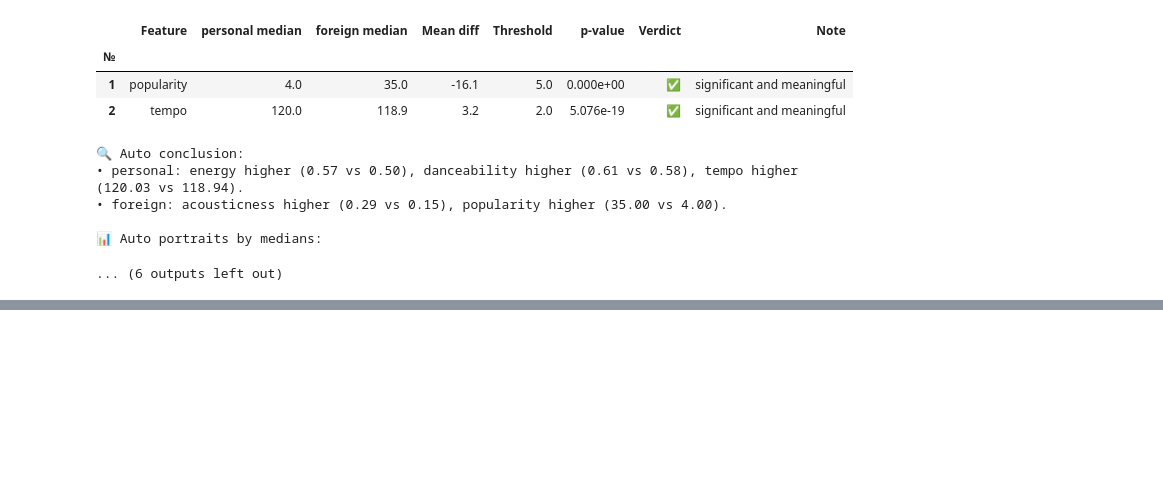
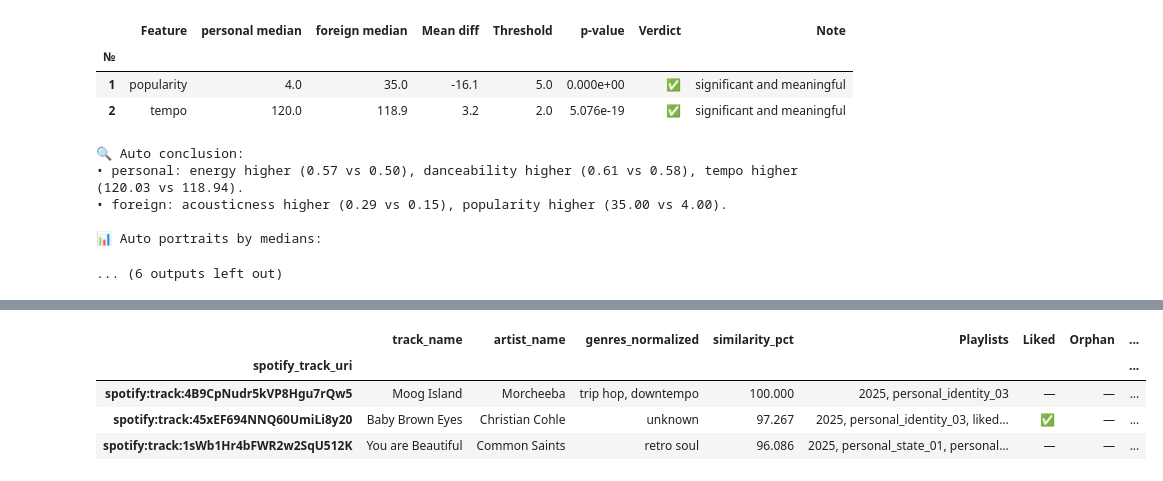
Before and after one commit to AlexSeliwanowa/spotify-listener-portrait, a Jupyter notebook: 01_data_analysis/04_eda_playlists.ipynb, the cells around one changed output, grey strips where cells are left out. Cells and saved outputs as stored; diff of their text form; code cells hidden in the pictures; blank space fills up the shorter version.

```diff
--- a/01_data_analysis/04_eda_playlists.ipynb
+++ b/01_data_analysis/04_eda_playlists.ipynb
@@ -1221,0 +6667,77 @@ else:
+# %%
+# 9.3 Характерные треки и итоговая интерпретация
+
+# Для каждого кластера — топ-N треков, ближайших к центру
+# через cosine similarity. Это «эталонные представители» ядра.
+#
+# В конце — текстовая интерпретация каждого кластера.
+
+# library_tracks из блока 0
+if 'library_tracks' not in globals():
+    library_tracks = pd.read_parquet(BASE_PATH / 'library_tracks.parquet')
+
+# Подготовка источников треков
+track_playlists = playlist_links.groupby('Track URI')['name_norm'].apply(list).to_dict()
+library_uris = set(library_tracks['spotify_track_uri'])
+all_playlist_uris = set(playlist_links['Track URI'])
+
+
+def characteristic_tracks(cluster_id, top_n=TOP_CHARACTERISTIC):
+    """Топ-N треков, ближайших к центру кластера через cosine similarity."""
+    sub = core[core['cluster'] == cluster_id].copy()
+    center = kmeans.cluster_centers_[cluster_id].reshape(1, -1)
+    X_sub = X_scaled[core['cluster'] == cluster_id]
+    cos_sims = cosine_similarity(X_sub, center).flatten()
+    sub['cos_sim'] = cos_sims
+
+    if cos_sims.max() != cos_sims.min():
+        sub['similarity_pct'] = (
+            (cos_sims - cos_sims.min()) / (cos_sims.max() - cos_sims.min()) * 100
+        )
+    else:
+        sub['similarity_pct'] = 100.0
+
+    top = sub.nlargest(top_n, 'cos_sim').copy()
+    top['Playlists'] = top.index.map(lambda uri: ', '.join(track_playlists.get(uri, [])[:3]))
+    top['Liked'] = top.index.map(lambda uri: '✅' if uri in library_uris else '—')
+    top['Orphan'] = top.index.map(
+        lambda uri: '✅' if uri not in all_playlist_uris and uri not in library_uris else '—'
+    )
+    return top[[
+        'track_name', 'artist_name', 'genres_normalized',
+        'similarity_pct', 'Playlists', 'Liked', 'Orphan'
+    ] + CLUSTER_FEATURES]
+
+
+for cluster in sorted(core['cluster'].unique()):
+    display_cluster = cluster + 1
+    print(f'\n🎯 Cluster {display_cluster}: characteristic tracks')
+    display(characteristic_tracks(cluster).round(3))
+
+
+# --- Итоговая интерпретация ---
+print('\n🔍 Taste core summary:')
+for cluster in sorted(core['cluster'].unique()):
+    display_cluster = cluster + 1
+    sub = core[core['cluster'] == cluster]
+    med = sub[CLUSTER_FEATURES].median()
+    genres = sub['genres_normalized'].str.split(',').explode().str.strip()
+    genres = genres[~genres.isin(['unknown', 'UNTRANSLATED:', ''])]
+    top_genres = genres.value_counts().head(5).index.tolist()
+
+    if med['acousticness'] > 0.4:
+        mood = 'melancholic, acoustic, with live instruments'
+    elif med['instrumentalness'] > 0.5:
+        mood = 'energetic, instrumental, with electronic textures'
+    else:
+        mood = 'melodic, balanced, with vocals and rhythmic base'
+
+    print(f'\nCluster {display_cluster} (N={len(sub)}):')
+    print(f'  Medians: valence {med["valence"]:.2f}, energy {med["energy"]:.2f}, '
+          f'danceability {med["danceability"]:.2f}')
+    print(f'  acousticness {med["acousticness"]:.2f}, '
+          f'instrumentalness {med["instrumentalness"]:.2f}, '
+          f'tempo {med["tempo"]:.0f} BPM')
+    print(f'  Genre core: {", ".join(top_genres)}')
+    print(f'  Character: {mood}.')
+# %% [output]
@@ -1221,0 +6745,5 @@ else:
+|  | track_name | artist_name | genres_normalized | similarity_pct | Playlists | Liked | Orphan | ... |
+| spotify_track_uri |  |  |  |  |  |  |  | ... |
+| spotify:track:4B9CpNudr5kVP8Hgu7rQw5 | Moog Island | Morcheeba | trip hop, downtempo | 100.000 | 2025, personal_identity_03 | — | — | ... |
+| spotify:track:45xEF694NNQ60UmiLi8y20 | Baby Brown Eyes | Christian Cohle | unknown | 97.267 | 2025, personal_identity_03, liked... | ✅ | — | ... |
+| spotify:track:1sWb1Hr4bFWR2w2SqU512K | You are Beautiful | Common Saints | retro soul | 96.086 | 2025, personal_state_01, personal... | — | — | ... |
```
Also changed, not shown: parts of 102 cells of this notebook.
